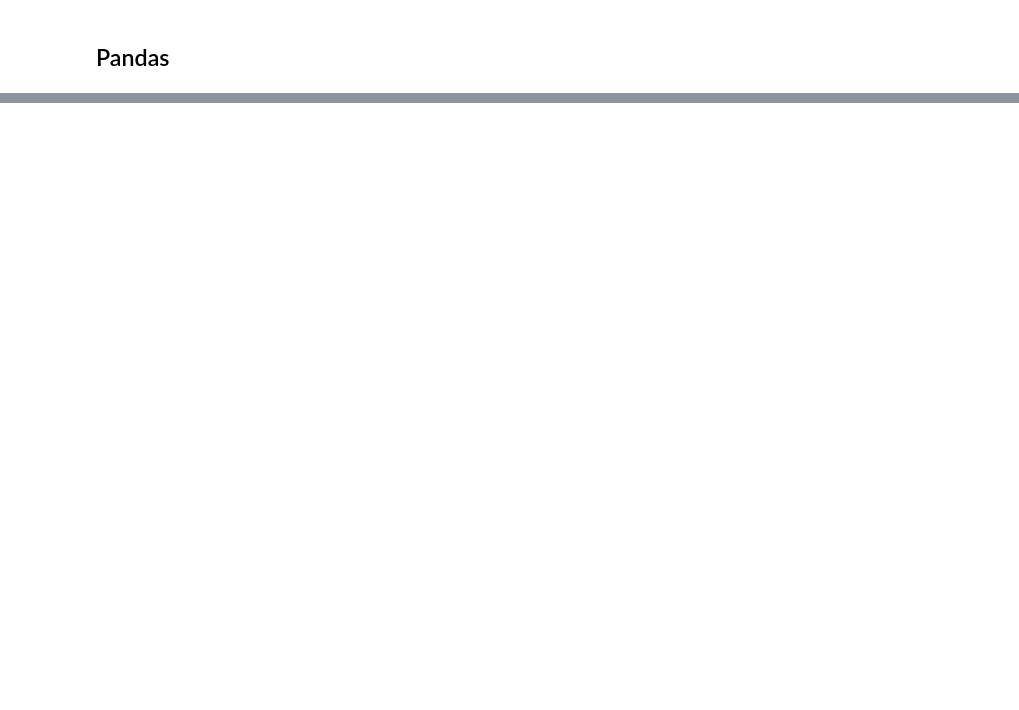
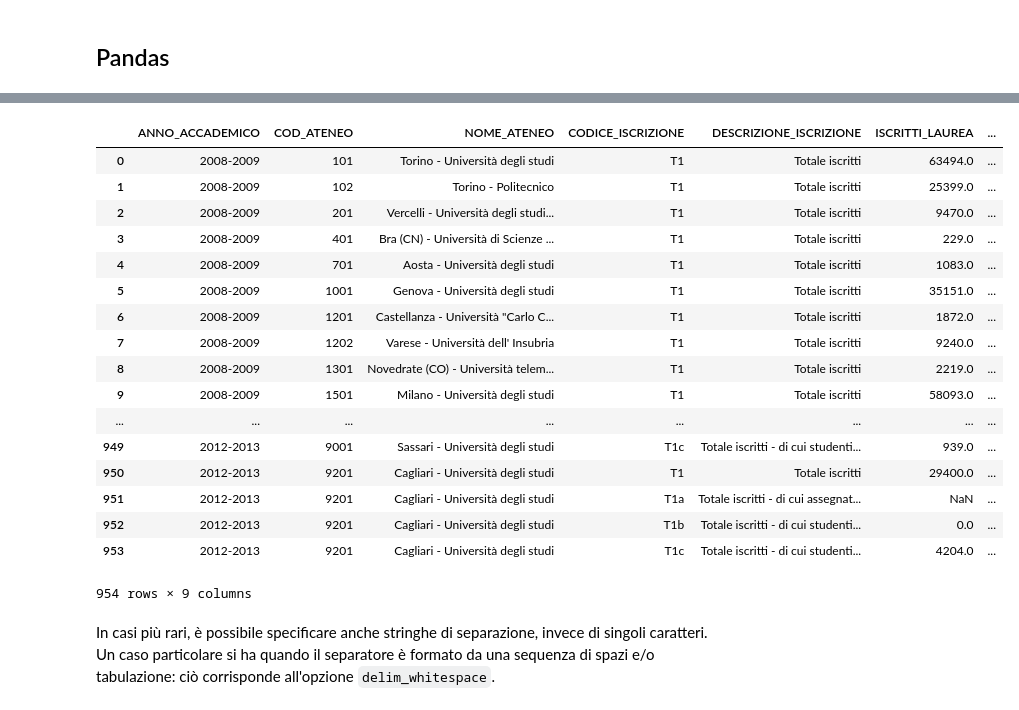
Before and after one commit to alfabetizzazione/python-alfabetizzazione-docenti, a Jupyter notebook: 08 lettura dati e pandas.ipynb, the cells around one changed output, grey strips where cells are left out. Drawn from its saved outputs; the diff is of its cells as text; code cells hidden in the pictures; blank space fills up the shorter version.

```diff
--- a/08 lettura dati e pandas.ipynb
+++ b/08 lettura dati e pandas.ipynb
@@ -145,0 +217,24 @@ incidenti
+# %%
+iscritti = pd.read_csv("data/2009-2013_iscritti.csv", delimiter = ';')
+iscritti
+# %% [output]
+|  | ANNO_ACCADEMICO | COD_ATENEO | NOME_ATENEO | CODICE_ISCRIZIONE | DESCRIZIONE_ISCRIZIONE | ISCRITTI_LAUREA | ... |
+| 0 | 2008-2009 | 101 | Torino - Università degli studi | T1 | Totale iscritti | 63494.0 | ... |
+| 1 | 2008-2009 | 102 | Torino - Politecnico | T1 | Totale iscritti | 25399.0 | ... |
+| 2 | 2008-2009 | 201 | Vercelli - Università degli studi... | T1 | Totale iscritti | 9470.0 | ... |
+| 3 | 2008-2009 | 401 | Bra (CN) - Università di Scienze ... | T1 | Totale iscritti | 229.0 | ... |
+| 4 | 2008-2009 | 701 | Aosta - Università degli studi | T1 | Totale iscritti | 1083.0 | ... |
+| 5 | 2008-2009 | 1001 | Genova - Università degli studi | T1 | Totale iscritti | 35151.0 | ... |
+| 6 | 2008-2009 | 1201 | Castellanza - Università "Carlo C... | T1 | Totale iscritti | 1872.0 | ... |
+| 7 | 2008-2009 | 1202 | Varese - Università dell' Insubria | T1 | Totale iscritti | 9240.0 | ... |
+| 8 | 2008-2009 | 1301 | Novedrate (CO) - Università telem... | T1 | Totale iscritti | 2219.0 | ... |
+| 9 | 2008-2009 | 1501 | Milano - Università degli studi | T1 | Totale iscritti | 58093.0 | ... |
+| ... | ... | ... | ... | ... | ... | ... | ... |
+| 949 | 2012-2013 | 9001 | Sassari - Università degli studi | T1c | Totale iscritti - di cui studenti... | 939.0 | ... |
+| 950 | 2012-2013 | 9201 | Cagliari - Università degli studi | T1 | Totale iscritti | 29400.0 | ... |
+| 951 | 2012-2013 | 9201 | Cagliari - Università degli studi | T1a | Totale iscritti - di cui assegnat... | NaN | ... |
+| 952 | 2012-2013 | 9201 | Cagliari - Università degli studi | T1b | Totale iscritti - di cui studenti... | 0.0 | ... |
+| 953 | 2012-2013 | 9201 | Cagliari - Università degli studi | T1c | Totale iscritti - di cui studenti... | 4204.0 | ... |
+954 rows × 9 columns
+# %% [markdown]
+In casi più rari, è possibile specificare anche stringhe di separazione, invece di singoli caratteri.  Un caso particolare si ha quando il separatore è formato da una sequenza di spazi e/o tabulazione: ciò corrisponde all'opzione `delim_whitespace`.
```
Also changed, not shown: parts of 70 cells of this notebook, 6 other files.
